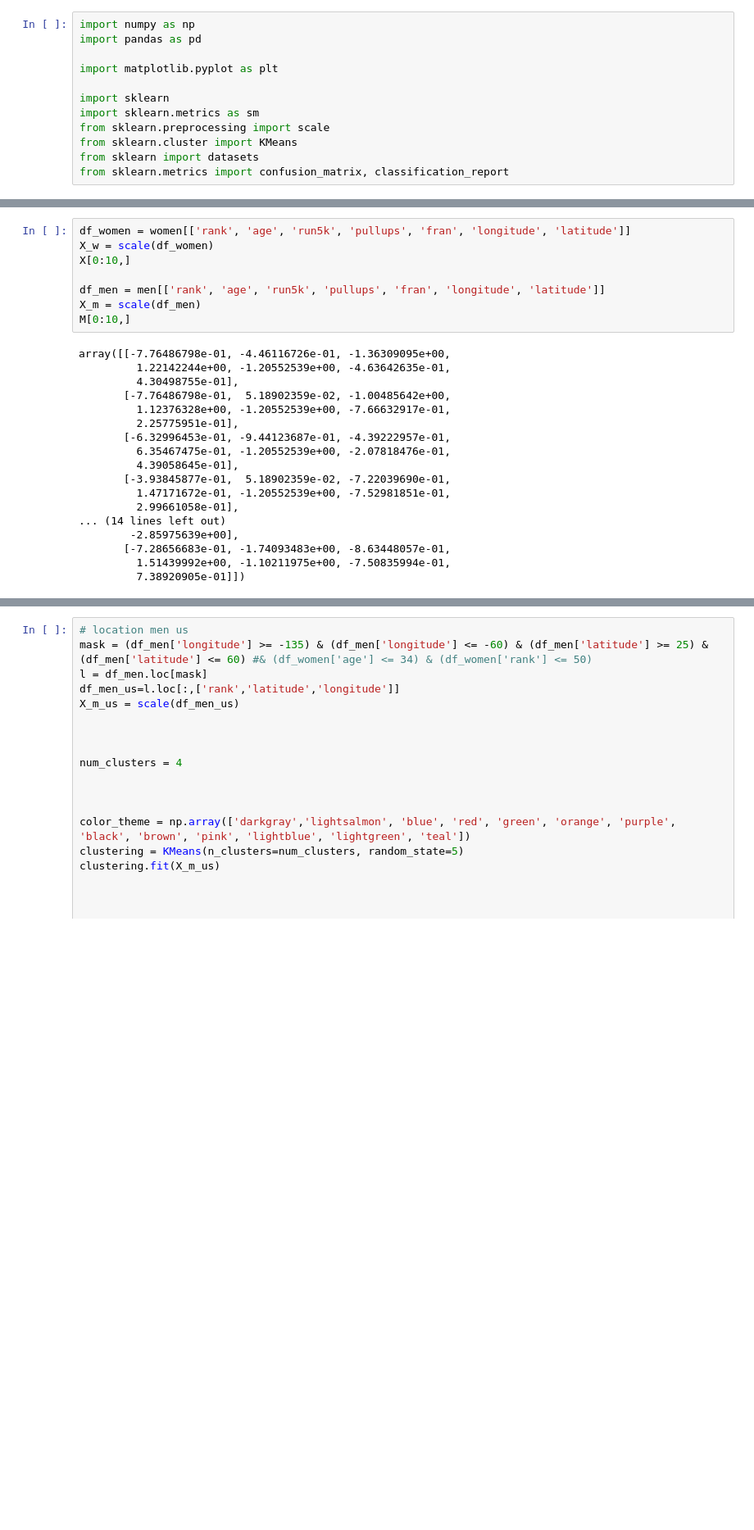
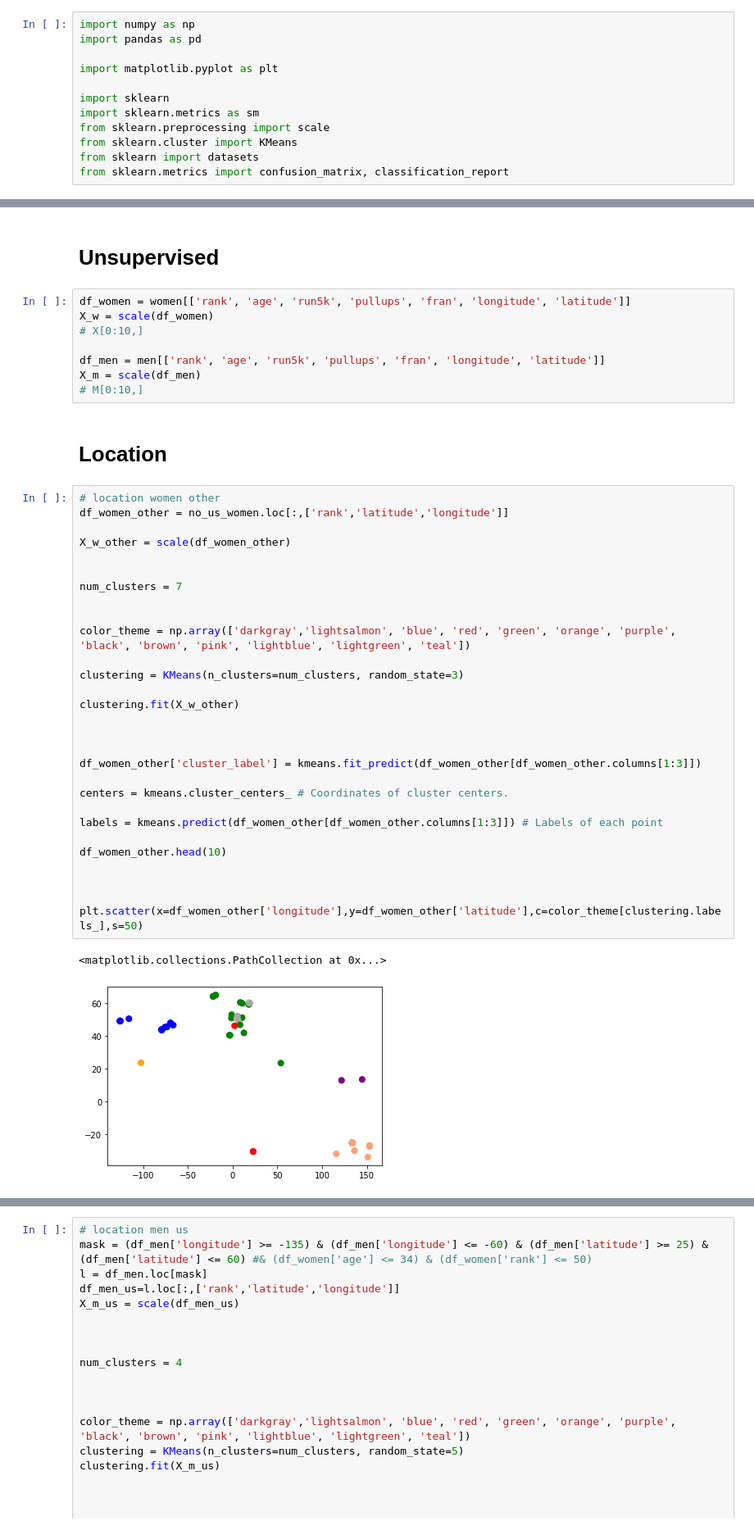
Before and after one commit to allisontao/crossfit-games-analysis, a Jupyter notebook: clustering.ipynb, the cells around one changed output, grey strips where cells are left out. Shown at 82% size. Drawn from its saved outputs; the diff is of its cells as text; blank space fills up the shorter version.

```diff
--- a/clustering.ipynb
+++ b/clustering.ipynb
@@ -20,27 +37,45 @@ men_us = pd.read_csv('us_men.csv')
+# %% [markdown]
+# Unsupervised
 # %%
 df_women = women[['rank', 'age', 'run5k', 'pullups', 'fran', 'longitude', 'latitude']]
 X_w = scale(df_women)
-X[0:10,]
+# X[0:10,]
 
 df_men = men[['rank', 'age', 'run5k', 'pullups', 'fran', 'longitude', 'latitude']]
 X_m = scale(df_men)
-M[0:10,]
+# M[0:10,]
-# %% [output]
-array([[-7.76486798e-01, -4.46116726e-01, -1.36309095e+00,
-         1.22142244e+00, -1.20552539e+00, -4.63642635e-01,
-         4.30498755e-01],
-       [-7.76486798e-01,  5.18902359e-02, -1.00485642e+00,
-         1.12376328e+00, -1.20552539e+00, -7.66632917e-01,
-         2.25775951e-01],
-       [-6.32996453e-01, -9.44123687e-01, -4.39222957e-01,
-         6.35467475e-01, -1.20552539e+00, -2.07818476e-01,
-         4.39058645e-01],
-       [-3.93845877e-01,  5.18902359e-02, -7.22039690e-01,
-         1.47171672e-01, -1.20552539e+00, -7.52981851e-01,
-         2.99661058e-01],
-... (14 lines left out)
-        -2.85975639e+00],
-       [-7.28656683e-01, -1.74093483e+00, -8.63448057e-01,
-         1.51439992e+00, -1.10211975e+00, -7.50835994e-01,
-         7.38920905e-01]])
+# %% [markdown]
+# Location
+# %%
+# location women other
+df_women_other = no_us_women.loc[:,['rank','latitude','longitude']]
+
+X_w_other = scale(df_women_other)
+
+
+num_clusters = 7
+
+
+color_theme = np.array(['darkgray','lightsalmon', 'blue', 'red', 'green', 'orange', 'purple', 'black', 'brown', 'pink', 'lightblue', 'lightgreen', 'teal'])
+
+clustering = KMeans(n_clusters=num_clusters, random_state=3)
+
+clustering.fit(X_w_other)
+
+
+
+df_women_other['cluster_label'] = kmeans.fit_predict(df_women_other[df_women_other.columns[1:3]])
+
+centers = kmeans.cluster_centers_ # Coordinates of cluster centers.
+
+labels = kmeans.predict(df_women_other[df_women_other.columns[1:3]]) # Labels of each point
+
+df_women_other.head(10)
+
+
+
+plt.scatter(x=df_women_other['longitude'],y=df_women_other['latitude'],c=color_theme[clustering.labels_],s=50)
+# %% [output]
+<matplotlib.collections.PathCollection at 0x...>
+[figure, added]
 # %%
```
Also changed, not shown: parts of 12 cells of this notebook, 3 other files.
